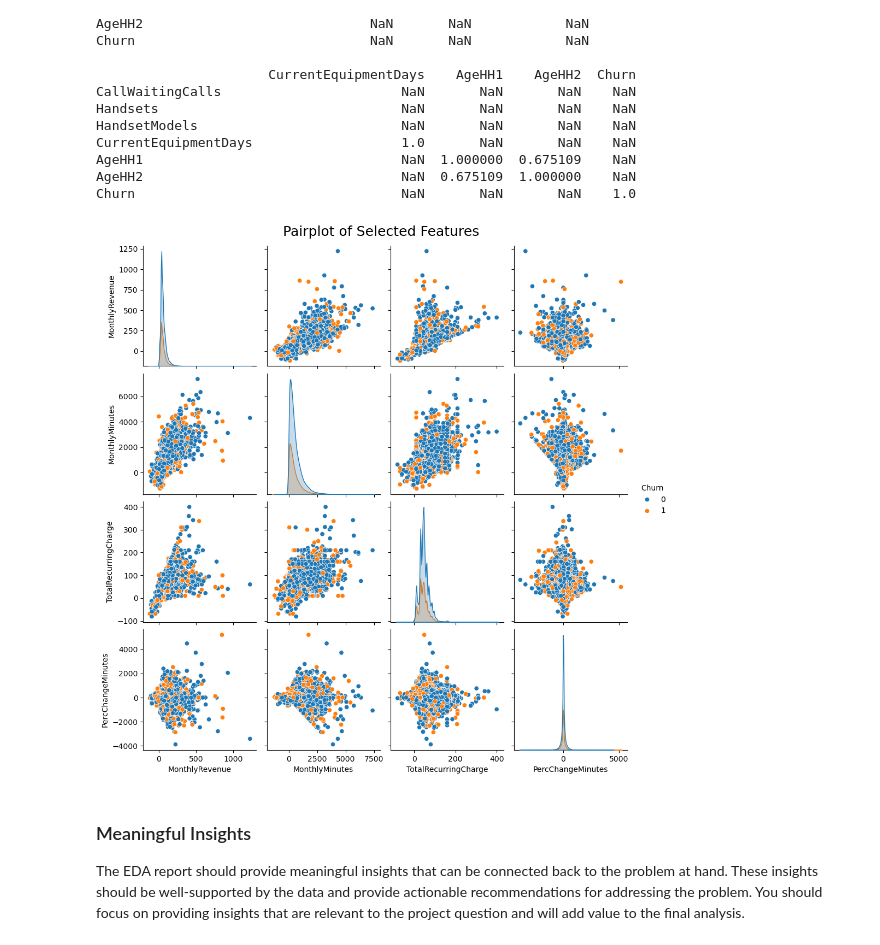
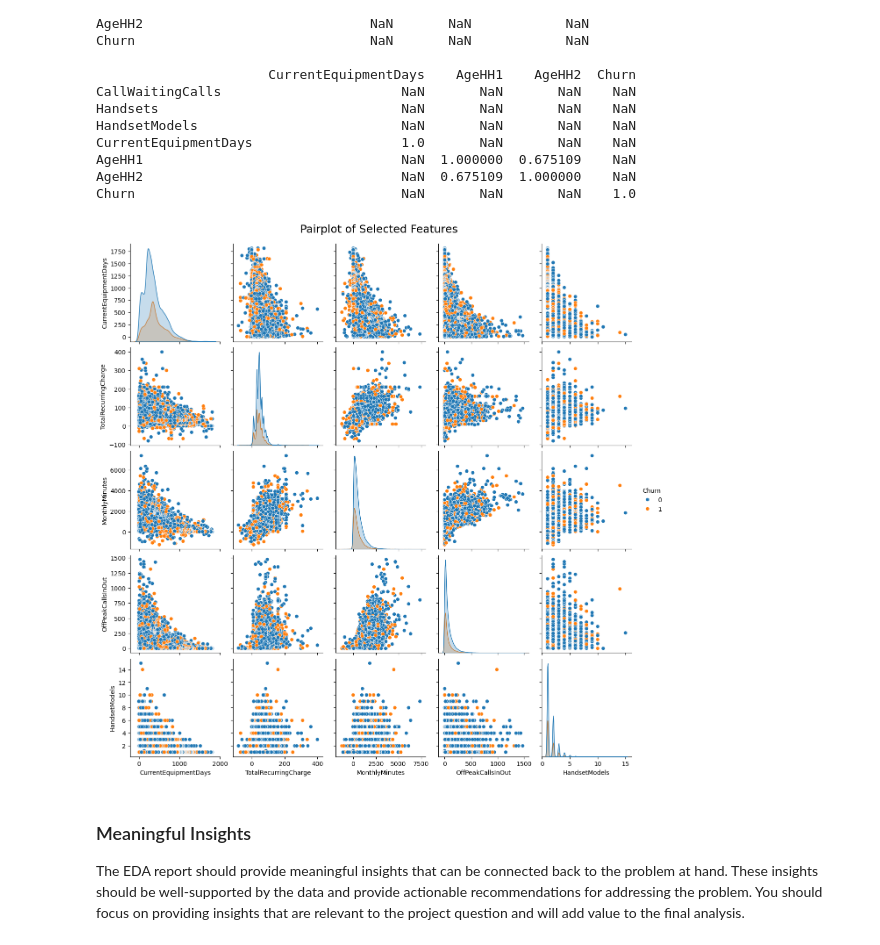
Before and after one commit to kayleeisokay/cs109a_final_project, a Jupyter notebook: MS3.ipynb, the cells around one changed output. Cells and saved outputs as stored; diff of their text form; code cells hidden in the pictures.

```diff
--- a/MS3.ipynb
+++ b/MS3.ipynb
@@ -493,14 +468,21 @@ CurrentEquipmentDays                   1.0       NaN       NaN    NaN
 AgeHH1                                 NaN  1.000000  0.675109    NaN
 AgeHH2                                 NaN  0.675109  1.000000    NaN
 Churn                                  NaN       NaN       NaN    1.0
+# %%
+# Calculate correlations with response
+correlations = train[continuous_vars].corrwith(train["Churn"])
+
+# Sort correlations in descending order (absolute values for strength)
+sorted_correlations = correlations.abs().sort_values(ascending=False)
+top5_features = list(sorted_correlations.head(5).index) + ["Churn"]
 # %%
 # Pairplot of selected features (can delete them if it is confusing)
 pairplot = sns.pairplot(
-    train[['MonthlyRevenue', 'MonthlyMinutes', 'TotalRecurringCharge', 'PercChangeMinutes', 'Churn']],
+    train[top5_features],
     hue='Churn'
 )
 plt.suptitle('Pairplot of Selected Features', fontsize=18, y=1.02)
 plt.show()
 # %% [output]
-[figure, old version]
+[figure, new version]
 # %%
```
Also changed, not shown: parts of 36 cells of this notebook, 4 other files.
